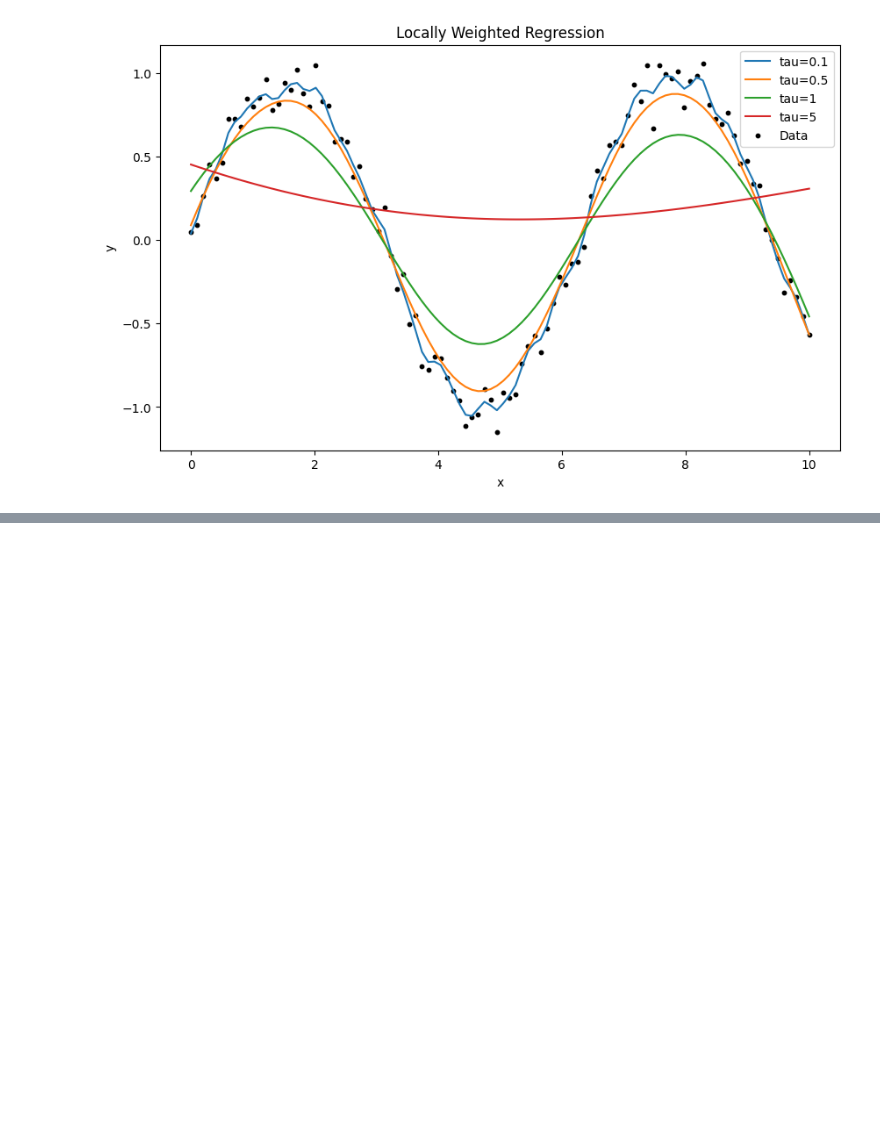
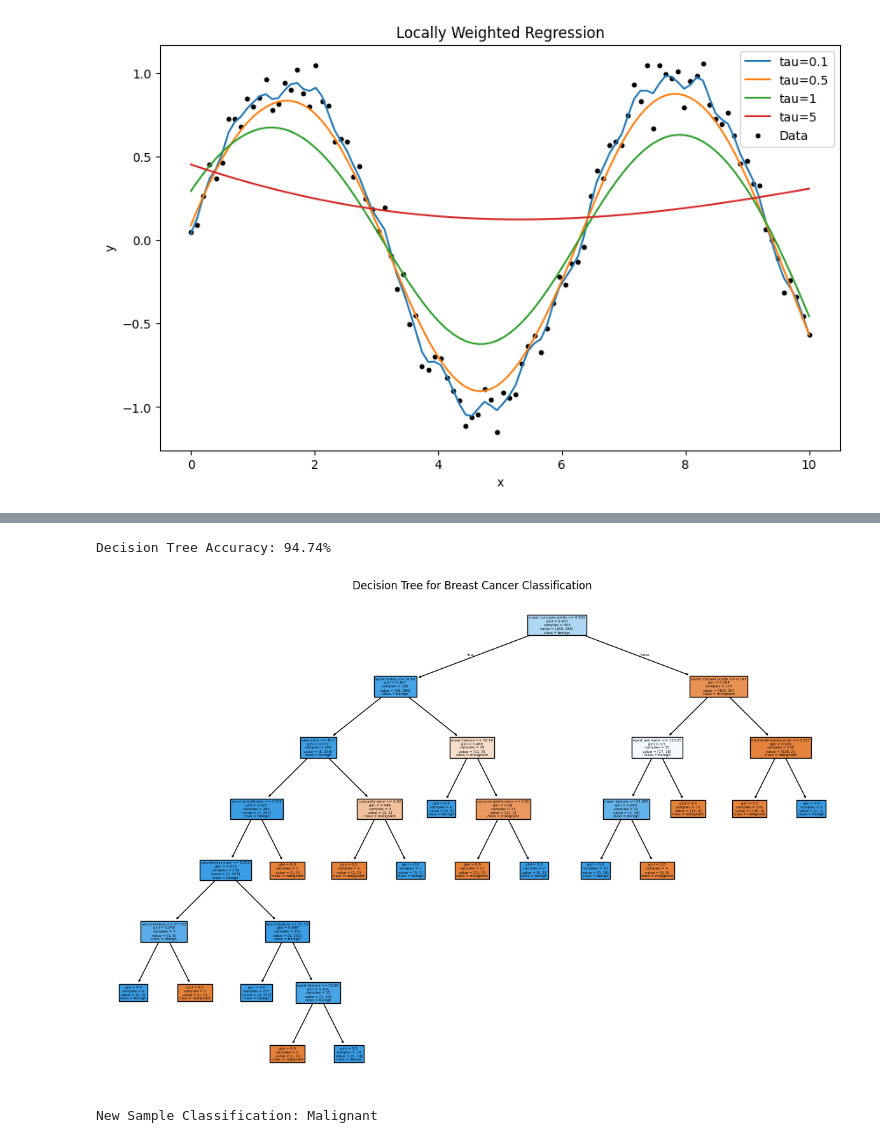
Before and after one commit to Ajithvenkat-10/maventestazure, a Jupyter notebook: chapter_appendix-tools-for-deep-learning/jupyter.ipynb, the cells around one changed output, grey strips where cells are left out. Cells and saved outputs as stored; diff of their text form; code cells hidden in the pictures; blank space fills up the shorter version.

```diff
--- a/chapter_appendix-tools-for-deep-learning/jupyter.ipynb
+++ b/chapter_appendix-tools-for-deep-learning/jupyter.ipynb
@@ -201,0 +370,38 @@ plt.show()
+# %%
+import numpy as np
+import pandas as pd
+import matplotlib.pyplot as plt
+from sklearn.datasets import load_breast_cancer
+from sklearn.model_selection import train_test_split
+from sklearn.tree import DecisionTreeClassifier, plot_tree
+from sklearn.metrics import accuracy_score
+
+# Load Breast Cancer dataset
+data = load_breast_cancer()
+df = pd.DataFrame(data.data, columns=data.feature_names)
+y = data.target
+# Split data into training and testing sets
+X_train, X_test, y_train, y_test = train_test_split(df, y, test_size=0.2, random_state=42)
+# Train Decision Tree Classifier
+clf = DecisionTreeClassifier(random_state=42)
+clf.fit(X_train, y_train)
+# Predict on test data
+y_pred = clf.predict(X_test)
+# Evaluate the model
+accuracy = accuracy_score(y_test, y_pred)
+print(f"Decision Tree Accuracy: {accuracy * 100:.2f}%")
+# Visualize the Decision Tree
+plt.figure(figsize=(15, 10))
+plot_tree(clf, feature_names=data.feature_names, class_names=data.target_names, filled=True)
+plt.title("Decision Tree for Breast Cancer Classification")
+plt.show()
+# Classify a new sample
+new_sample = np.array([[14.0, 20.5, 90.0, 600.0, 0.1, 0.2, 0.3, 0.15, 0.25, 0.05,
+                         0.5, 1.0, 3.0, 40.0, 0.005, 0.02, 0.02, 0.01, 0.02, 0.003,
+                         16.0, 25.0, 100.0, 800.0, 0.15, 0.3, 0.4, 0.2, 0.3, 0.07]])
+prediction = clf.predict(new_sample)
+print(f"New Sample Classification: {'Malignant' if prediction[0] == 0 else 'Benign'}")
+# %% [output]
+Decision Tree Accuracy: 94.74%
+[figure, added]
+New Sample Classification: Malignant
```
Also changed, not shown: parts of 4 cells of this notebook.
